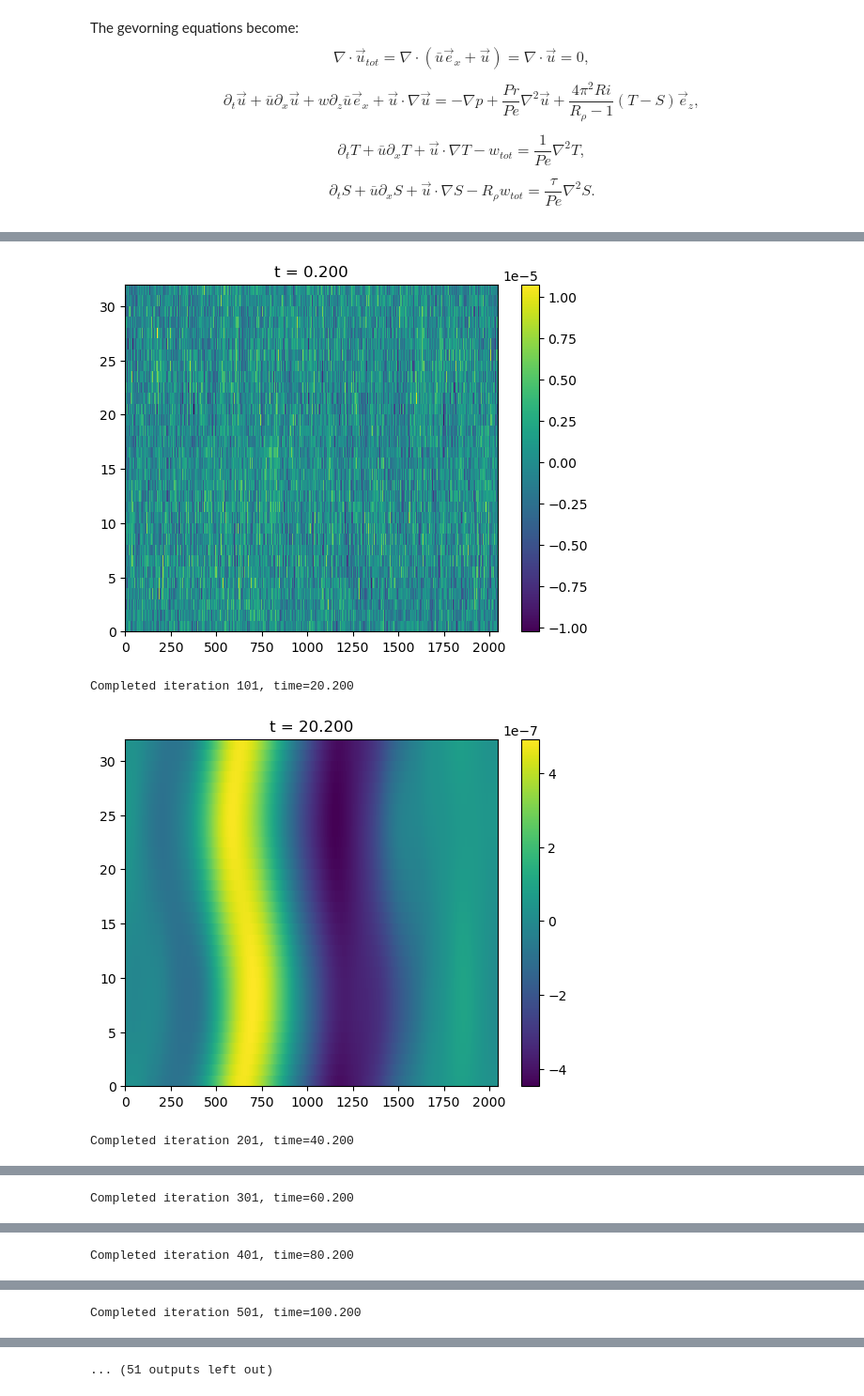
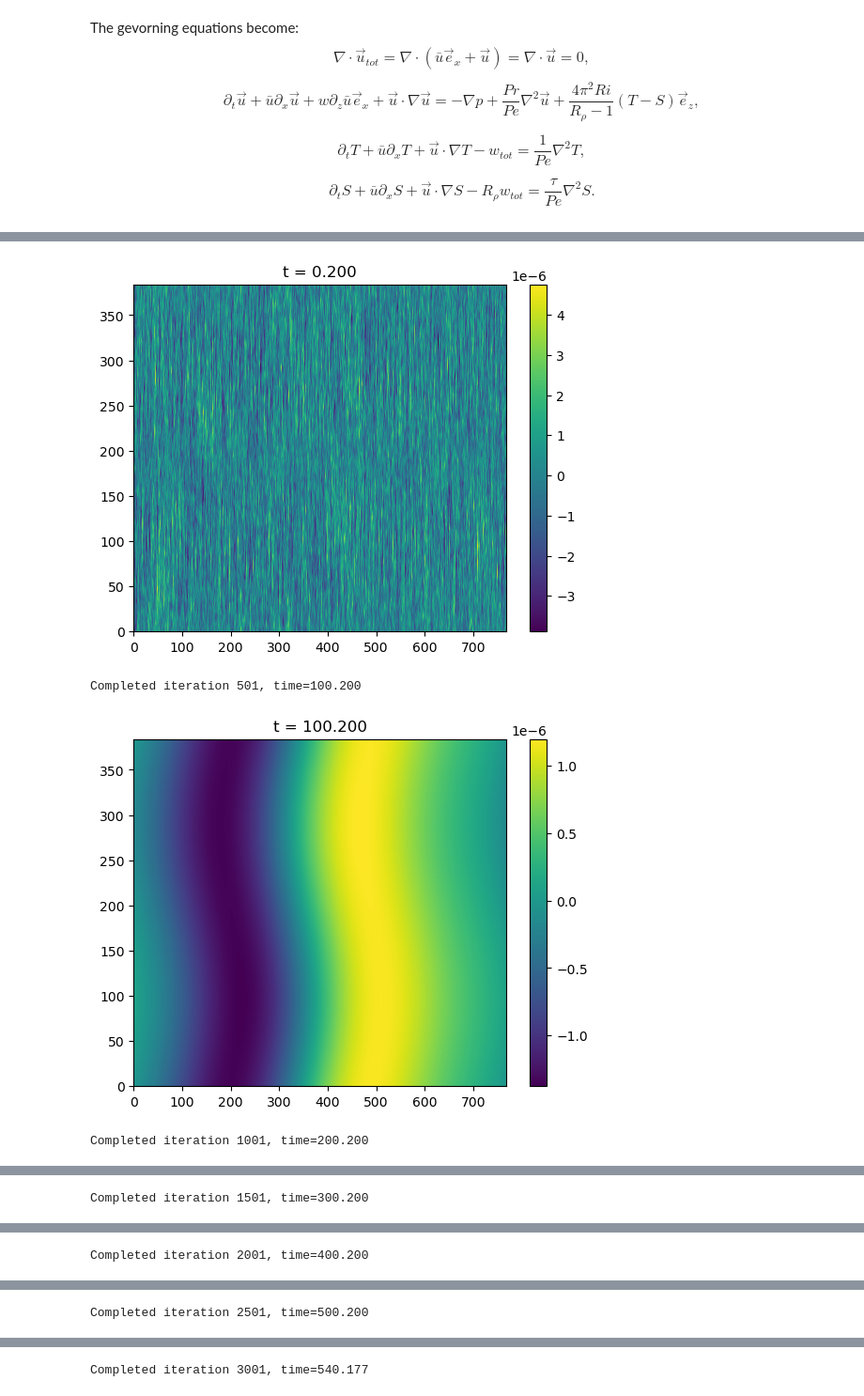
Before and after one commit to ducnguyen-uconn/Thermohaline-Shear_Instability, a Jupyter notebook: reproduce_refs/simulation/2dtest.ipynb, the cells around one changed output, grey strips where cells are left out. Shown: that part at 94% size. Cells and saved outputs as stored; diff of their text form; code cells hidden in the pictures.

```diff
--- a/reproduce_refs/simulation/2dtest.ipynb
+++ b/reproduce_refs/simulation/2dtest.ipynb
@@ -66,7 +66,7 @@ Pr = 10.  # Prandtl number
 tau = 0.01 # diffusivity ratio
 
 Lx, Lz = 64., 1.
-Nx, Nz = 2048, 32
+Nx, Nz = 768, 384
 # Nx, Nz = 256, 128
 # Nx, Nz = 768, 384
 
@@ -119,7 +119,7 @@ problem.add_equation("dt(u) + baru*dx(u) + w*dz(baru)*ex + grad(p) - (Pr/Pe)*lap
 problem.add_equation("dt(te) + baru*dx(te) - (1./Pe)*lap_te - w = - u@grad(te)")
 problem.add_equation("dt(sa) + baru*dx(sa) - (tau/Pe)*lap_sa - Rp*w = - u@grad(sa)")
 
-stop_sim_time = 600 # Stopping criteria
+stop_sim_time = 700 # Stopping criteria
 # timestepper = d3.RK443 # 3rd-order 4-stage DIRK+ERK scheme [Ascher 1997 sec 2.8] https://doi-org.ezproxy.lib.uconn.edu/10.1016/S0168-9274(97)00056-1
 timestepper = d3.RK222
 
@@ -148,7 +148,7 @@ print('Starting main loop')
 while solver.proceed:
     timestep = CFL.compute_timestep()
     solver.step(timestep)
-    if (solver.iteration-1) % 100 == 0:
+    if (solver.iteration-1) % 500 == 0:
         print('Completed iteration {}, time={:.3f}'.format(solver.iteration, solver.sim_time))
         temp = np.copy(te['g'])
         te_plot = plt.pcolormesh(temp.transpose())
@@ -171,6 +170,6 @@ while solver.proceed:
 Starting main loop
 Completed iteration 1, time=0.200
-[figure, old version]
+[figure, new version]
-Completed iteration 101, time=20.200
+Completed iteration 501, time=100.200
-[figure, old version]
+[figure, new version]
-Completed iteration 201, time=40.200
+Completed iteration 1001, time=200.200
@@ -178 +177 @@ Completed iteration 201, time=40.200
-Completed iteration 301, time=60.200
+Completed iteration 1501, time=300.200
@@ -180 +179 @@ Completed iteration 301, time=60.200
-Completed iteration 401, time=80.200
+Completed iteration 2001, time=400.200
@@ -182 +181 @@ Completed iteration 401, time=80.200
-Completed iteration 501, time=100.200
+Completed iteration 2501, time=500.200
@@ -184 +183 @@ Completed iteration 501, time=100.200
-... (51 outputs left out)
+Completed iteration 3001, time=540.177
```
Also changed, not shown: parts of 1 cell of this notebook.
